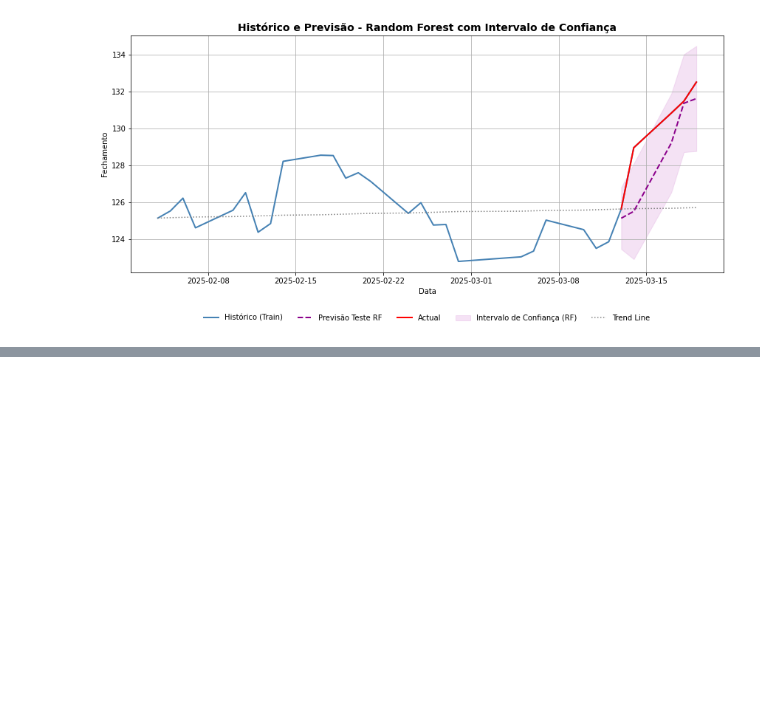
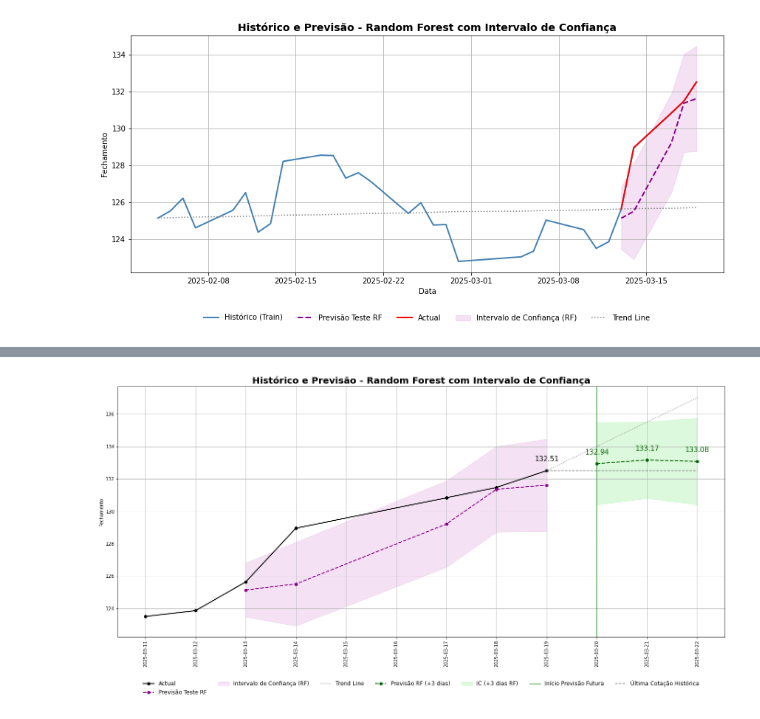
Before and after one commit to luishrufino/previsao_ibovespa, a Jupyter notebook: Machine Code.ipynb, the cells around one changed output, grey strips where cells are left out. Saved outputs shown, nothing was run; the diff lists cells and outputs as text; code cells hidden in the pictures; blank space fills up the shorter version.

Commit message:
Add plot predict 3 days

```diff
--- a/Machine Code.ipynb
+++ b/Machine Code.ipynb
@@ -531,7 +531,7 @@ upper_bound_final = rf_pred_final + 1.96 * std_dev_final
 
 dates_pred = [pd.to_datetime(today + timedelta(days=i)) for i in range(3)]
 
-rf_intervalo = pd.DataFrame({
+rf_intervalo_final = pd.DataFrame({
     'pred': rf_pred_final,
     'lower': lower_bound_final,
     'upper': upper_bound_final
@@ -554,0 +539,84 @@ historic_pred_df
+# %%
+historic_filter = historic_pred_df.copy().tail(10)
+delta_date = historic_filter[:pd.to_datetime(today-timedelta(1))]['Último'].iloc[-1] - historic_filter['Último'].iloc[0]
+line_trend = delta_date/(len(historic_filter[:pd.to_datetime(today-timedelta(1))])-1)
+historic_filter['Trend'] = (line_trend * range(len(historic_filter))) + historic_filter['Último'].iloc[0]
+
+# Criar a figura e o eixo
+fig, ax = plt.subplots(figsize=(20, 10))
+
+# Plot histórico
+ax.plot(historic_filter[:pd.to_datetime(today - timedelta(1))].index,
+        historic_filter[:pd.to_datetime(today - timedelta(1))]['Último'],
+        label='Actual', color='black', linewidth=2, marker='o')
+
+# Adicionar rótulo de dados no último dia do Actual
+ultimo_dia_actual = historic_filter[:pd.to_datetime(today - timedelta(1))].index[-1]
+ultimo_valor_actual = historic_filter[:pd.to_datetime(today - timedelta(1))]['Último'].iloc[-1]
+ax.annotate(f'{ultimo_valor_actual:.2f}',
+            xy=(ultimo_dia_actual, ultimo_valor_actual),
+            xytext=(0, 20),  # Deslocar o texto 15 pontos acima do ponto
+            textcoords='offset points',
+            fontsize=15, color='black', ha='center')  # Centralizar horizontalmente
+
+# Plot Previsão Random Forest
+ax.plot(rf_intervalo.index, rf_intervalo['pred'],
+        label='Previsão Teste RF', color='darkmagenta', linestyle='--', linewidth=2, marker='o')
+
+# Plot faixa de intervalo de confiança (shaded area)
+ax.fill_between(rf_intervalo.index,
+                rf_intervalo['lower'],
+                rf_intervalo['upper'],
+                color='plum', alpha=0.3, label='Intervalo de Confiança (RF)')
+
+# Linha de referência (Trend Line) - apenas a partir de today
+ax.plot(historic_filter[pd.to_datetime(today-timedelta(1)):].index,
+        historic_filter[pd.to_datetime(today-timedelta(1)):]['Trend'],
+        color='gray', linestyle=':', linewidth=1.5, label='Trend Line')
+
+# Plot Previsão Futura RF (+3 dias)
+ax.plot(rf_intervalo_final.index, rf_intervalo_final['pred'],
+        label='Previsão RF (+3 dias)', color='darkgreen', linestyle='--', linewidth=2, marker='o')
+
+
+# Adicionar rótulos de dados na Previsão Futura RF
+for i, (data, valor) in enumerate(zip(rf_intervalo_final.index, rf_intervalo_final['pred'])):
+    ax.annotate(f'{valor:.2f}',
+                xy=(data, valor),
+                xytext=(0, 20), textcoords='offset points',
+                fontsize=15, color='darkgreen', ha='center')
+
+
+# Intervalo de confiança da previsão futura
+ax.fill_between(rf_intervalo_final.index,
+                rf_intervalo_final['lower'],
+                rf_intervalo_final['upper'],
+                color='lightgreen', alpha=0.3, label='IC (+3 dias RF)')
+
+# Linha vertical separando histórico/teste da previsão futura
+ax.axvline(x=rf_intervalo_final.index[0], color='green', linestyle='-',
+           linewidth=1.2, label='Início Previsão Futura')
+
+# Linha horizontal da última cotação histórica (apenas a partir de today)
+ultima_cotacao = historic_filter['Último'][:pd.to_datetime(today - timedelta(1))].iloc[-1]
+ax.hlines(y=ultima_cotacao, xmin=pd.to_datetime(today-timedelta(1)), xmax=historic_filter.index[-1],
+          color='gray', linestyle='--', linewidth=1.5, label='Última Cotação Histórica')
+
+
+# Formatar eixo x para mostrar dia a dia
+ax.xaxis.set_major_locator(mdates.DayLocator())  # Mostrar cada dia
+ax.xaxis.set_major_formatter(mdates.DateFormatter('%Y-%m-%d'))  # Formato da data
+plt.xticks(rotation=90)  # Rotacionar as labels do eixo x para melhor visualização
+
+# Eixos
+ax.set_title('Histórico e Previsão - Random Forest com Intervalo de Confiança',
+             fontsize=20, fontweight='bold')
+ax.set_ylabel('Fechamento')
+
+# Estética
+ax.legend(loc='upper center', bbox_to_anchor=(0.5, -0.15), ncol=7, frameon=False, fontsize=12)
+ax.grid(True)
+plt.tight_layout()
+plt.show()
+# %% [output]
+[figure, added]
```
Also changed, not shown: parts of 2 cells of this notebook.
